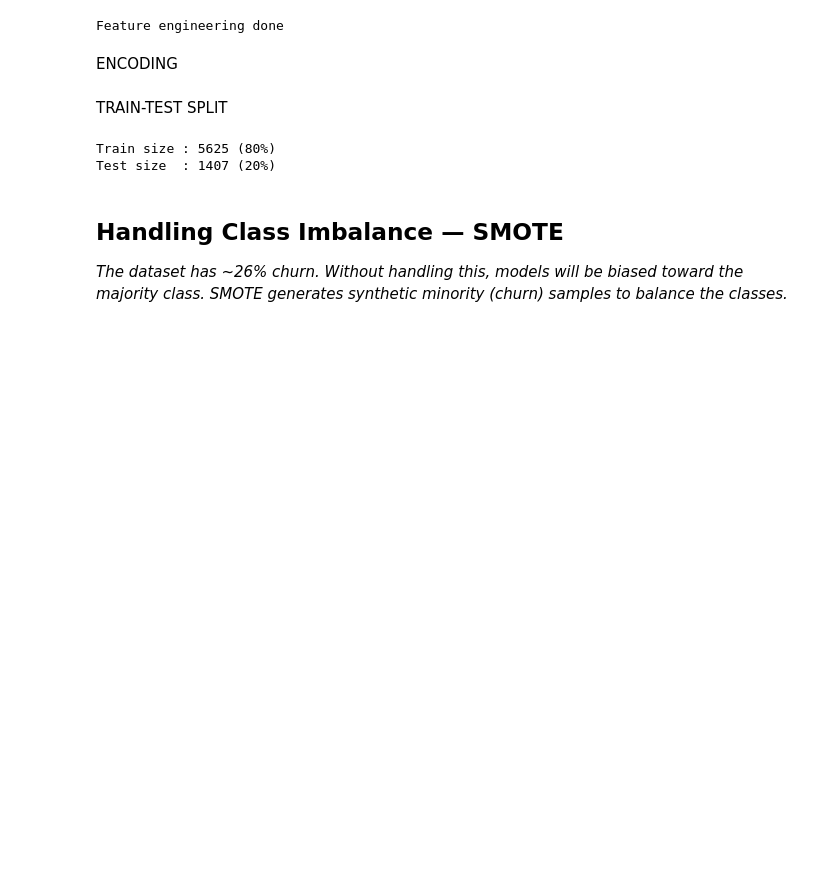
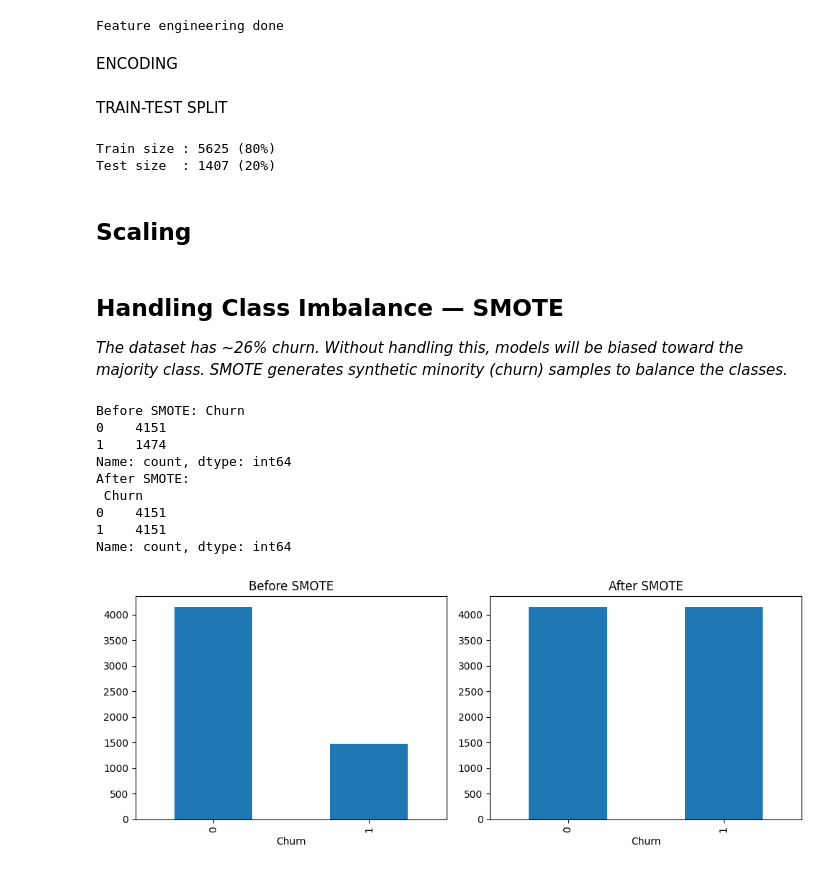
Before and after one commit to Dhivyabharathi-M/customer-churn-prediction, a Jupyter notebook: notebooks/churn_prediction.ipynb, the cells around one changed output. Saved outputs shown, nothing was run; the diff lists cells and outputs as text; code cells hidden in the pictures; blank space fills up the shorter version.

Commit message:
Completed model Trainig and Evaluation

```diff
--- a/notebooks/churn_prediction.ipynb
+++ b/notebooks/churn_prediction.ipynb
@@ -237,6 +236,8 @@ print(f'Test size  : {X_test.shape[0]} (20%)')
 # %% [output]
 Train size : 5625 (80%)
 Test size  : 1407 (20%)
+# %% [markdown]
+## Scaling <a id = 4> </a>
 # %%
 scaler = StandardScaler()
 
@@ -246,3 +247,35 @@ X_test = scaler.transform(X_test)
 ## Handling Class Imbalance — SMOTE <a id='4'></a>
 *The dataset has ~26% churn. Without handling this, models will be biased toward the majority class.*
 *SMOTE generates synthetic minority (churn) samples to balance the classes.*
+# %%
+smote = SMOTE(random_state=42)
+
+X_train_res, y_train_res = smote.fit_resample(X_train, y_train)
+
+print("Before SMOTE:", y_train.value_counts())
+print("After SMOTE:\n", pd.Series(y_train_res).value_counts())
+plt.figure(figsize=(10,4))
+
+# Before SMOTE
+plt.subplot(1,2,1)
+y_train.value_counts().plot(kind='bar')
+plt.title("Before SMOTE")
+
+# After SMOTE
+plt.subplot(1,2,2)
+pd.Series(y_train_res).value_counts().plot(kind='bar')
+plt.title("After SMOTE")
+
+plt.tight_layout()
+plt.show()
+# %% [output]
+Before SMOTE: Churn
+0    4151
+1    1474
+Name: count, dtype: int64
+After SMOTE:
+ Churn
+0    4151
+1    4151
+Name: count, dtype: int64
+[figure, added]
```
Also changed, not shown: parts of 30 cells of this notebook, 1 other file.
